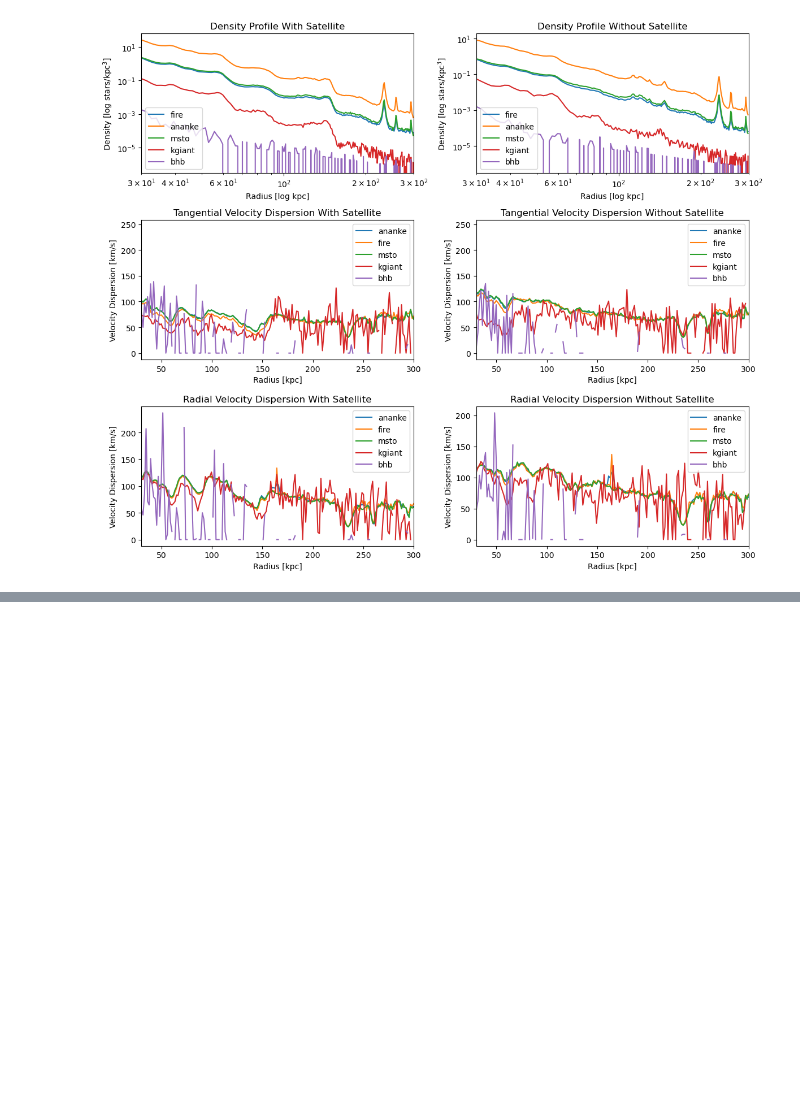
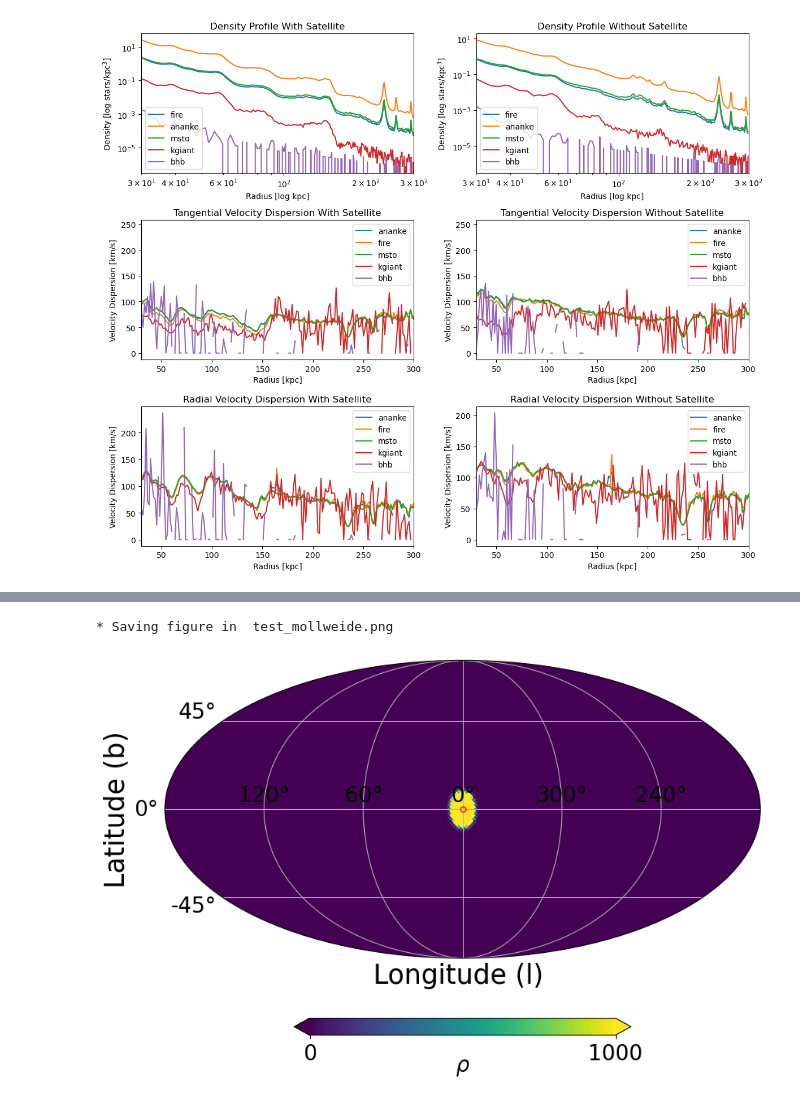
Before and after one commit to aeden2019/rubin_mw_mocks, a Jupyter notebook: src/analysis/Plots.ipynb, the cells around one changed output, grey strips where cells are left out. Cells and saved outputs as stored; diff of their text form; code cells hidden in the pictures; blank space fills up the shorter version.

```diff
--- a/src/analysis/Plots.ipynb
+++ b/src/analysis/Plots.ipynb
@@ -554,0 +617,11 @@ plt.show()
+# %%
+figname = f"test_mollweide.png"
+pl.mollweide_projection(glat_rad, glon_rad, 0, 0,
+                        sim_dir=sim_dir, bmin=0, bmax=1000, nside=40, smooth=5, figname=figname)
+# %% [output]
+* Saving figure in  test_mollweide.png
+# %%
+from IPython.display import Image
+Image(figname)
+# %% [output]
+[figure, added]
```
Also changed, not shown: parts of 8 cells of this notebook.
